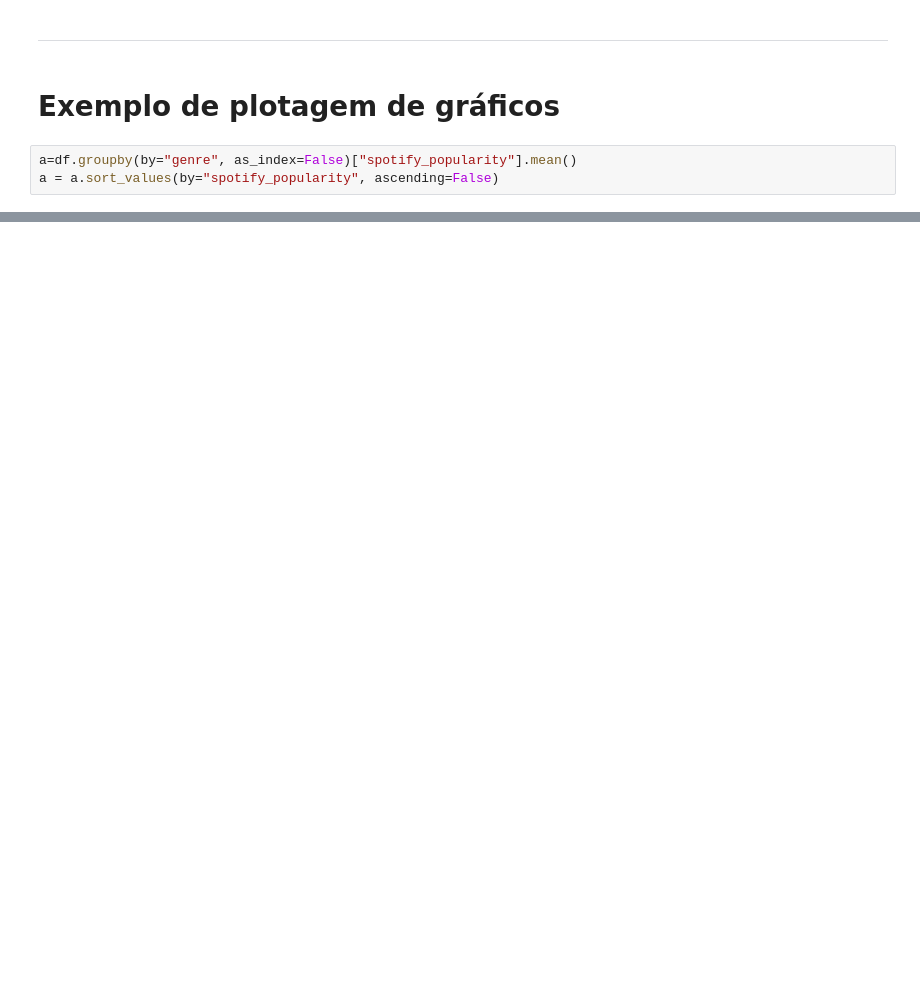
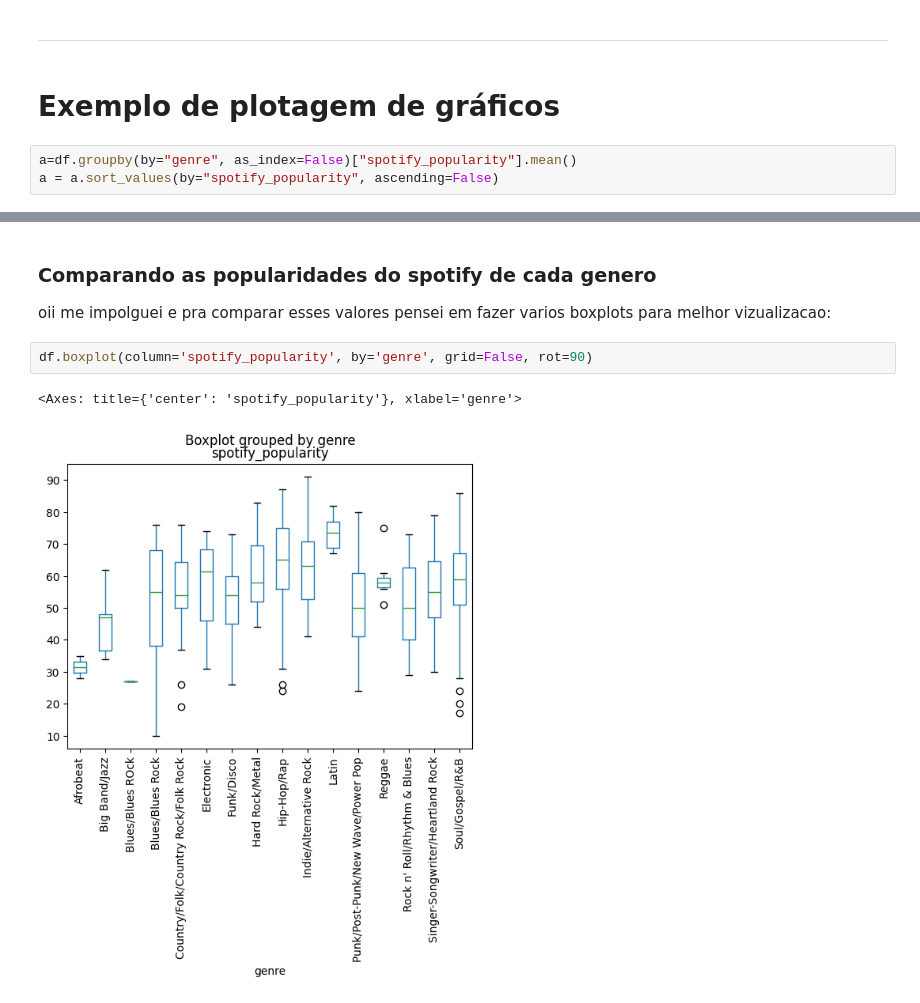
Before and after one commit to mateusono1/Melodia, a Jupyter notebook: Ono/limpeza.ipynb, the cells around one changed output, grey strips where cells are left out. Drawn from its saved outputs; the diff is of its cells as text; blank space fills up the shorter version.

```diff
--- a/Ono/limpeza.ipynb
+++ b/Ono/limpeza.ipynb
@@ -90,0 +91,8 @@ plt.show()
+# %% [markdown]
+<h3> Comparando as popularidades do spotify de cada genero </h3>
+<p> oii me impolguei e pra comparar esses valores pensei em fazer varios boxplots para melhor vizualizacao: </p>
+# %%
+df.boxplot(column='spotify_popularity', by='genre', grid=False, rot=90)
+# %% [output]
+<Axes: title={'center': 'spotify_popularity'}, xlabel='genre'>
+[figure, added]
```
Also changed, not shown: parts of 6 cells of this notebook, 1 other file.
